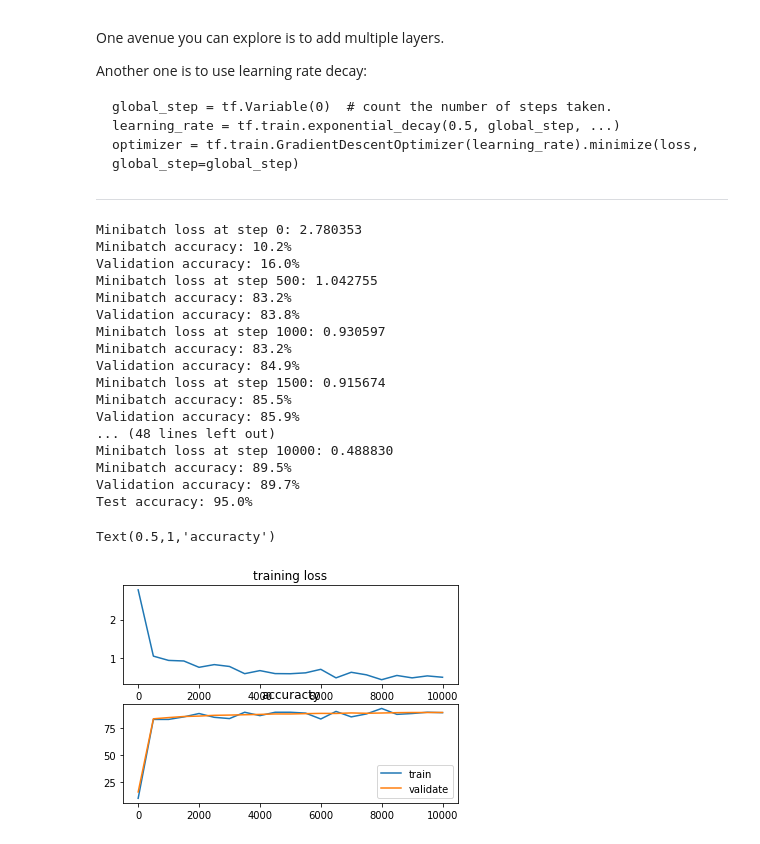
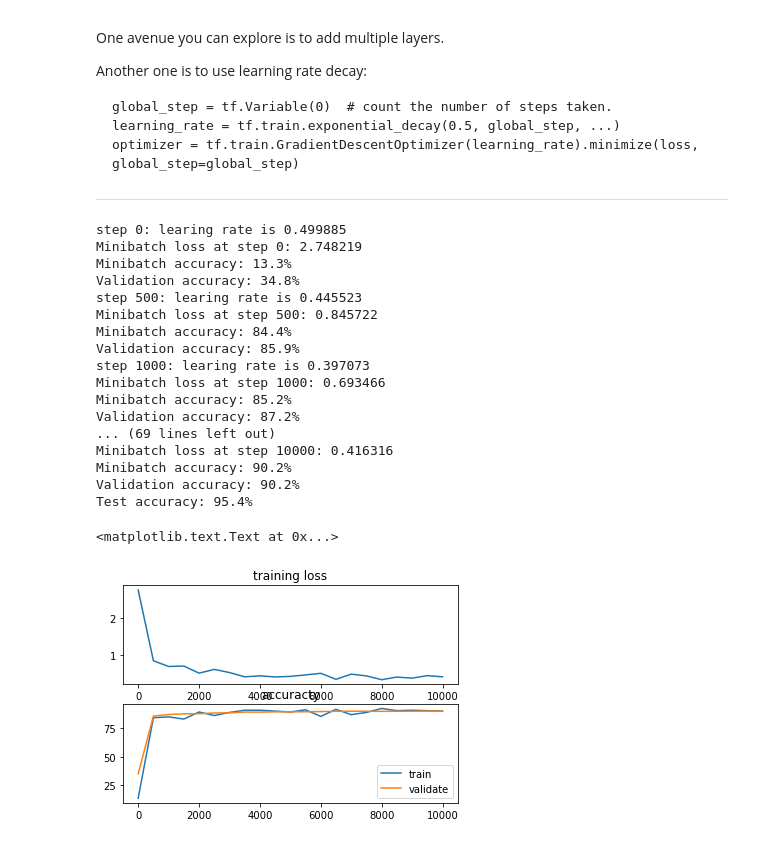
Before and after one commit to SummitKwan/Udacity_DeepLearning, a Jupyter notebook: 3_regularization.ipynb, the cells around one changed output. Saved outputs shown, nothing was run; the diff lists cells and outputs as text; code cells hidden in the pictures.

```diff
--- a/3_regularization.ipynb
+++ b/3_regularization.ipynb
@@ -413,6 +413,12 @@ lambda_l2 = 0.001
 # first, we need a grpah
 graph = tf.Graph()
 with graph.as_default():
+
+    # global step for rate decay
+    global_step = tf.Variable(0)  # count the number of steps taken.
+    learning_rate = tf.train.exponential_decay(0.5, global_step, decay_steps=10000, decay_rate=0.1)
+
+
     # input data
     X_tr = tf.placeholder(dtype=tf.float32, shape=[size_batch, M_X]) # alarm: use placeholder, but not variable
     Y_tr = tf.placeholder(dtype=tf.float32, shape=[size_batch, M_Y])
@@ -436,7 +442,7 @@ with graph.as_default():
     + lambda_l2*(tf.nn.l2_loss(W0)+tf.nn.l2_loss(W1)+tf.nn.l2_loss(W2))
 
     # optimizer
-    optimizer = tf.train.GradientDescentOptimizer(0.1).minimize(loss)   # give oprimizer a name
+    optimizer = tf.train.GradientDescentOptimizer(learning_rate).minimize(loss, global_step=global_step)   # give oprimizer a name
 
     # model preditction
     Y_tr_hat = tf.nn.softmax(logits)
@@ -456,48 +462,49 @@ with tf.Session(graph=graph) as session:
 
     # loop
     for step in range(num_steps):
         # get batch data
         offset = (step * size_batch) % (train_dataset.shape[0] - size_batch)
         X_batch = train_dataset[offset:offset+size_batch, :]
         Y_batch = train_labels[offset:offset+size_batch, :]
         feed_dict = {X_tr: X_batch, Y_tr: Y_batch}
         [_, l, predictions] = session.run([optimizer, loss, Y_tr_hat], feed_dict= feed_dict)
         if (step % 500 == 0):
             step_plot.append(step)
             loss_tr.append(l)
             acc_tr.append(accuracy(predictions, Y_batch))
             acc_vl.append(accuracy(Y_vl_hat.eval(), valid_labels))
+            print("step {}: learing rate is {:<5f}".format(step, learning_rate.eval()))
             print("Minibatch loss at step %d: %f" % (step, l))
             print("Minibatch accuracy: %.1f%%" % accuracy(predictions, Y_batch))
             print("Validation accuracy: %.1f%%" % accuracy(Y_vl_hat.eval(), valid_labels))
     print("Test accuracy: %.1f%%" % accuracy(Y_ts_hat.eval(), test_labels))
 
 # plot
 plt.subplot(2,1,1)
 plt.plot(step_plot, loss_tr)
 plt.title('training loss')
 plt.subplot(2,1,2)
 plt.plot(step_plot, acc_tr)
 plt.plot(step_plot, acc_vl)
 plt.legend(['train','validate'])
 plt.title('accuracty')
 # %% [output]
-Minibatch loss at step 0: 2.780353
-Minibatch accuracy: 10.2%
-Validation accuracy: 16.0%
-Minibatch loss at step 500: 1.042755
-Minibatch accuracy: 83.2%
-Validation accuracy: 83.8%
-Minibatch loss at step 1000: 0.930597
-Minibatch accuracy: 83.2%
-Validation accuracy: 84.9%
-Minibatch loss at step 1500: 0.915674
-Minibatch accuracy: 85.5%
+step 0: learing rate is 0.499885
+Minibatch loss at step 0: 2.748219
+Minibatch accuracy: 13.3%
+Validation accuracy: 34.8%
+step 500: learing rate is 0.445523
+Minibatch loss at step 500: 0.845722
+Minibatch accuracy: 84.4%
 Validation accuracy: 85.9%
-... (48 lines left out)
-Minibatch loss at step 10000: 0.488830
-Minibatch accuracy: 89.5%
-Validation accuracy: 89.7%
-Test accuracy: 95.0%
+step 1000: learing rate is 0.397073
+Minibatch loss at step 1000: 0.693466
+Minibatch accuracy: 85.2%
+Validation accuracy: 87.2%
+... (69 lines left out)
+Minibatch loss at step 10000: 0.416316
+Minibatch accuracy: 90.2%
+Validation accuracy: 90.2%
+Test accuracy: 95.4%
-Text(0.5,1,'accuracty')
+<matplotlib.text.Text at 0x...>
-[figure, old version]
+[figure, new version]
```
Also changed, not shown: parts of 3 cells of this notebook.
